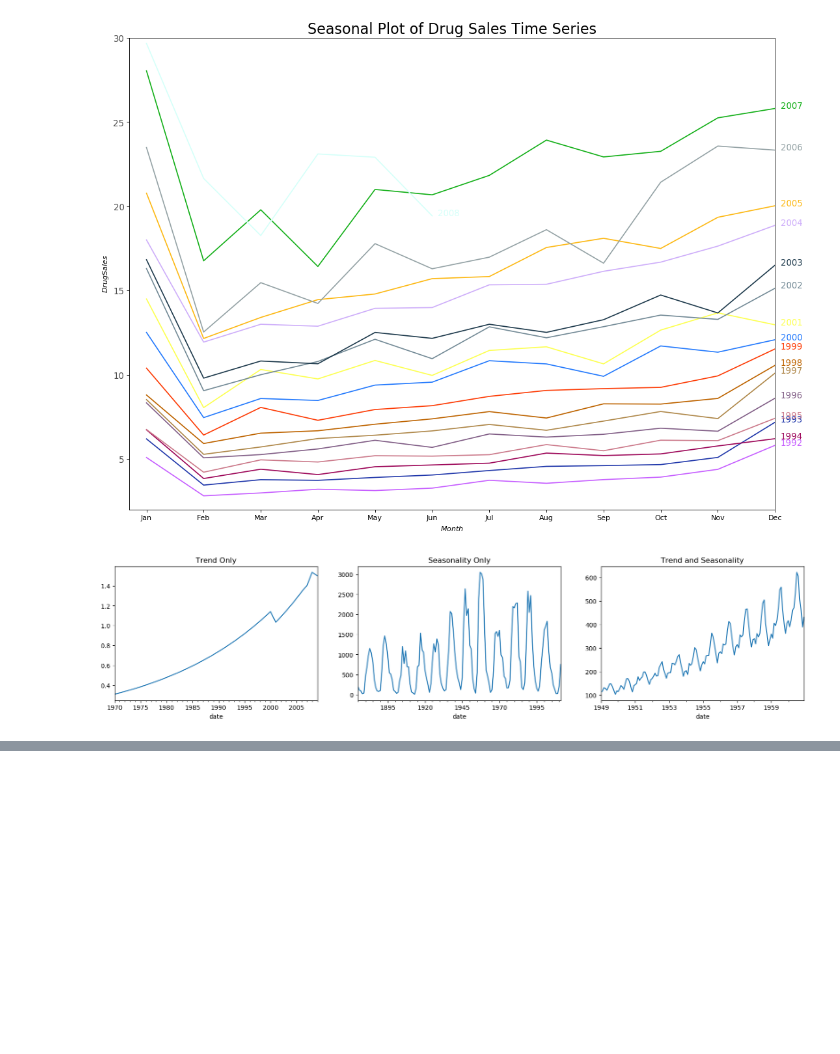
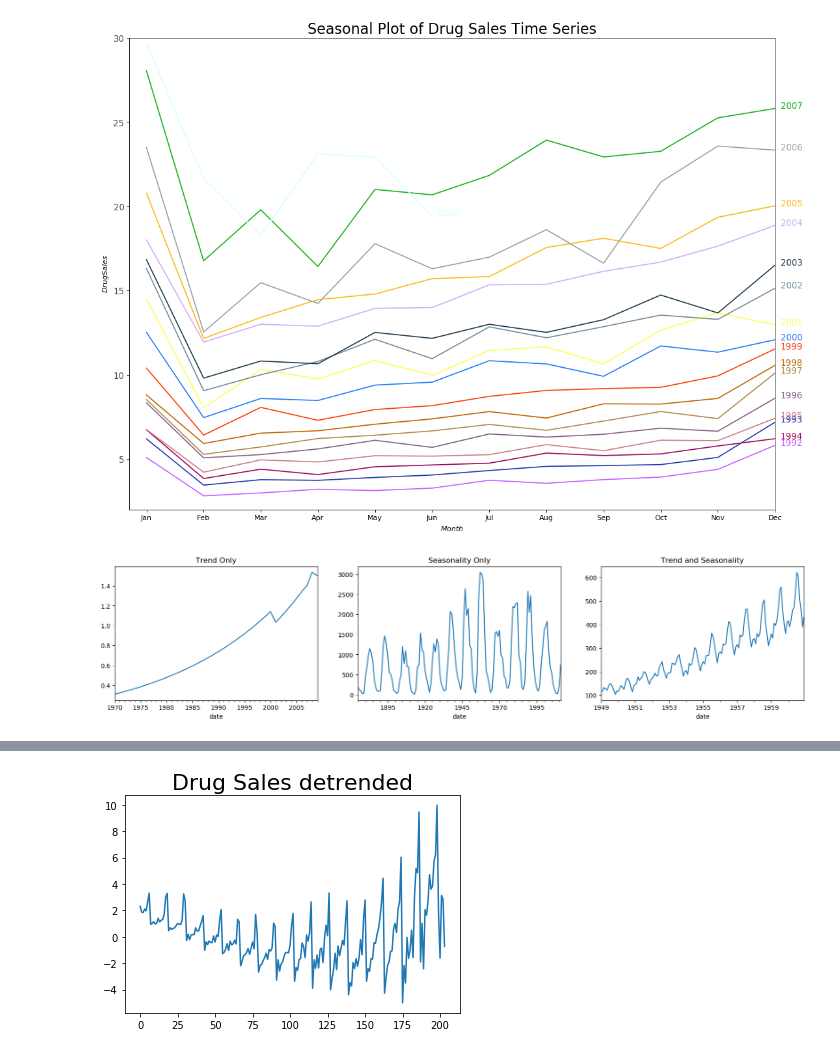
Before and after one commit to ShamimaMoni/Codes-time-series-, a Jupyter notebook: Blog.ipynb, the cells around one changed output, grey strips where cells are left out. Drawn from its saved outputs; the diff is of its cells as text; code cells hidden in the pictures; blank space fills up the shorter version.

```diff
--- a/Blog.ipynb
+++ b/Blog.ipynb
@@ -274,0 +330,11 @@ pyplot.show()
+# %%
+from scipy import signal
+import pandas as pd
+from matplotlib import pyplot as plt
+df = pd.read_csv('https://raw.githubusercontent.com/selva86/datasets/master/a10.csv', parse_dates=['date'],index_col='date',squeeze=True)
+detrended = signal.detrend(df)
+plt.plot(detrended)
+plt.title('Drug Sales detrended', fontsize=22)
+plt.show()
+# %% [output]
+[figure, added]
```
Also changed, not shown: parts of 17 cells of this notebook.
